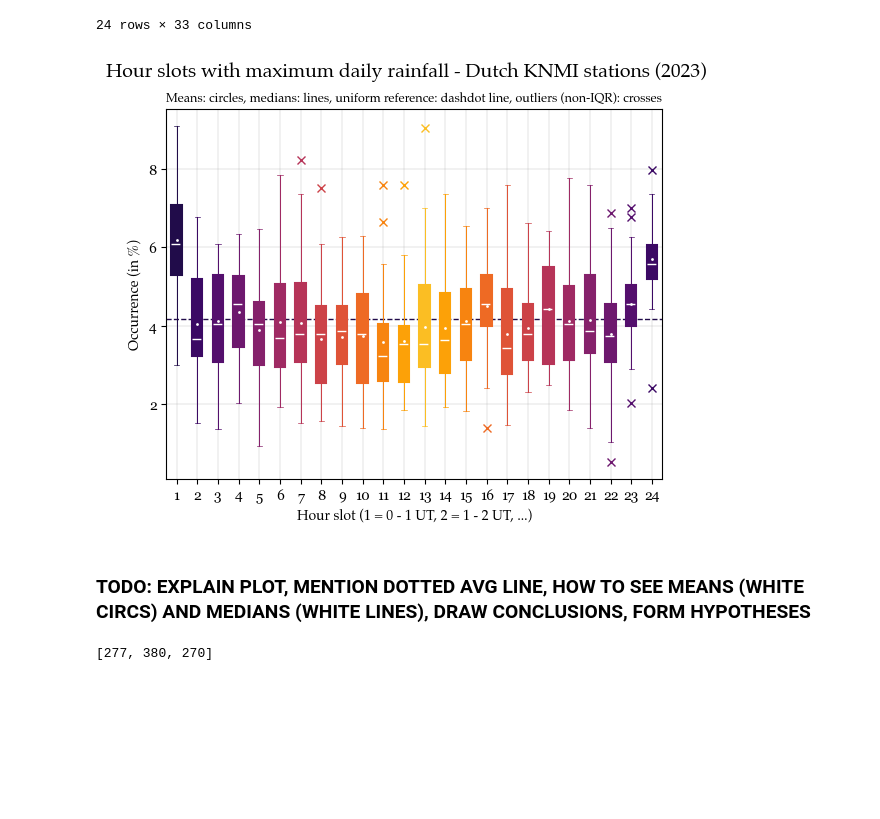
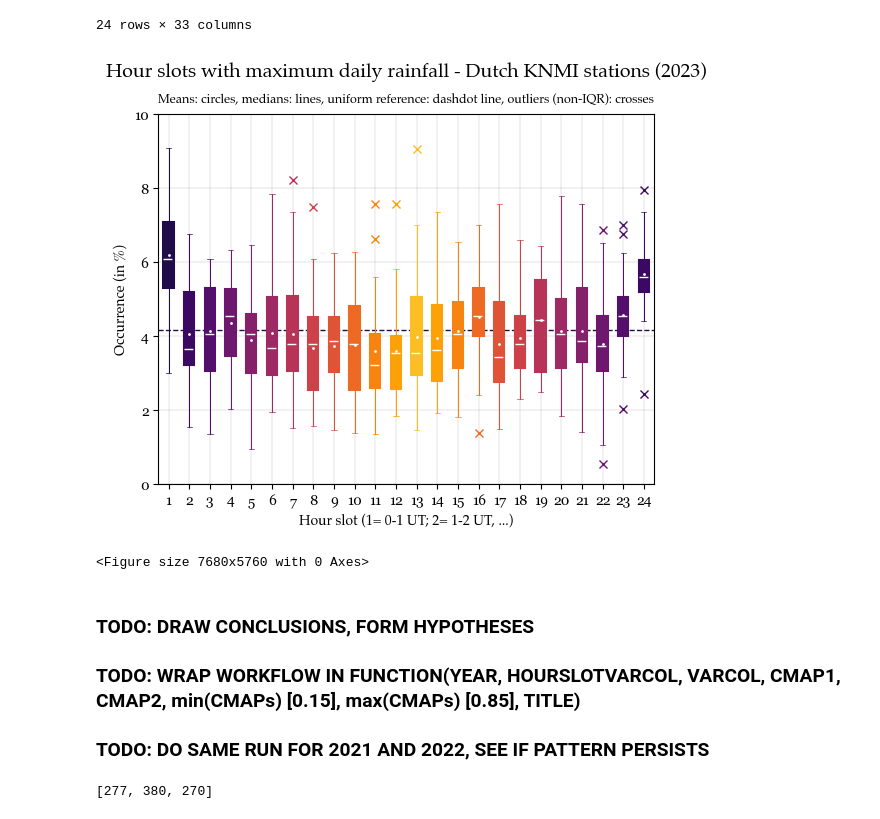
Before and after one commit to tomrooijakkers/data-science-portfolio, a Jupyter notebook: knmi-weather/02-knmi_data_visualization.ipynb, the cells around one changed output. Saved outputs shown, nothing was run; the diff lists cells and outputs as text; code cells hidden in the pictures; blank space fills up the shorter version.

```diff
--- a/knmi-weather/02-knmi_visualization_examples.ipynb
+++ b/knmi-weather/02-knmi_data_visualization.ipynb
@@ -432,45 +413,60 @@ for i in range(n_cats):
     bp['boxes'][i].set_edgecolor(colors[i])
     bp['fliers'][i].set_markeredgecolor(colors[i])
 
     # Whiskers, caps occur twice per box; correct for that
     for item in ['whiskers', 'caps']:
         bp[item][i].set_color(colors[i // 2])
         bp[item][n_cats + i].set_color(colors[(n_cats + i) // 2])
 
 # Set custom styles for plot and ticks
 custfont = {"fontname": "Palatino"}
 tickfont = {"fontname": "Georgia"}
 
 # Add horizontal line at "expected" hour slot value if
 # rainfall were perfectly uniform each day (= 100%/24)
-plt.axhline(y=100/n_cats, color=colors[0],
-            linestyle='--',
-            linewidth=1, zorder=1)
+ax.axhline(y=100/n_cats, color=colors[0],
+           linestyle='--',
+           linewidth=1, zorder=1)
 
 # Add x, y labels and title; use custom font
-ax.set_xlabel("Hour slot (1 = 0 - 1 UT, 2 = 1 - 2 UT, ...)", **custfont)
+ax.set_xlabel("Hour slot (1= 0-1 UT; 2= 1-2 UT, ...)", **custfont)
 ax.set_ylabel("Occurrence (in %)", **custfont)
 
 # Set title and subtitle text and styles
 title_text = f"Hour slots with maximum daily rainfall - Dutch KNMI stations ({YEAR})"
 subttl_text = ("Means: circles, medians: lines, uniform reference: dashdot line,"
                " outliers (non-IQR): crosses")
-plt.suptitle(title_text, fontsize=14, **custfont)
-plt.title(subttl_text, fontsize=9, **custfont)
+
+# Get central x-pos; max y-pos as title plotting locations
+x_mid = sum(ax.get_xlim()) / len(ax.get_xlim())
+y_max = ax.get_ylim()[-1]
+
+# Add title and subtitles as text on the Axes
+ax.text(x_mid, 1.2*y_max, title_text, fontsize=14,
+        ha='center', va='top', **custfont)
+ax.text(x_mid, 1.11*y_max, subttl_text, fontsize=9,
+        ha='center', va='top', **custfont)
 
 # Customize font of the tick markers
-plt.yticks(**tickfont)
-plt.xticks(**tickfont)
+ax.set_yticks(ax.get_yticks(), ax.get_yticklabels(), **tickfont)
+ax.set_xticks(ax.get_xticks(), ax.get_xticklabels(), **tickfont)
 
 # Customize the grid layout
-plt.grid(True, color = "grey", linewidth=0.15, linestyle = "-")
+ax.grid(True, color="grey", linewidth=0.15, linestyle="-")
+
+# Set high-quality DPI for optimal sharpness
+plt.figure(dpi=1200)
 
 # Finally, show the plot
 plt.show()
 # %% [output]
-[figure, old version]
+[figure, new version]
+<Figure size 7680x5760 with 0 Axes>
-# %% [markdown]
-### TODO: EXPLAIN PLOT, MENTION DOTTED AVG LINE, HOW TO SEE MEANS (WHITE CIRCS) AND MEDIANS (WHITE LINES), DRAW CONCLUSIONS, FORM HYPOTHESES
+# %% [markdown]
+### TODO: DRAW CONCLUSIONS, FORM HYPOTHESES
+### TODO: WRAP WORKFLOW IN FUNCTION(YEAR, HOURSLOTVARCOL, VARCOL, CMAP1, CMAP2, min(CMAPs) [0.15], max(CMAPs) [0.85], TITLE)
+
+### TODO: DO SAME RUN FOR 2021 AND 2022, SEE IF PATTERN PERSISTS
 # %%
 # Get 3 stations with max variance; plot values
 var_max_stns = (df_max_rain_h_slot_pcs.var()
```
Also changed, not shown: parts of 7 cells of this notebook, 2 other files.
